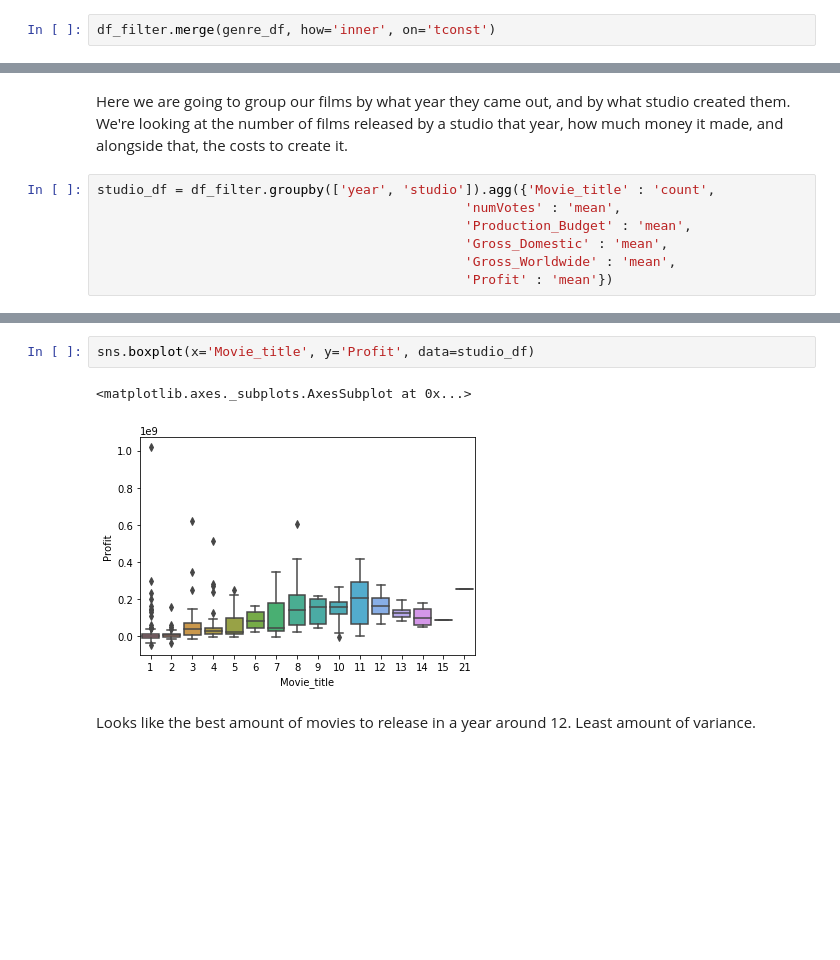
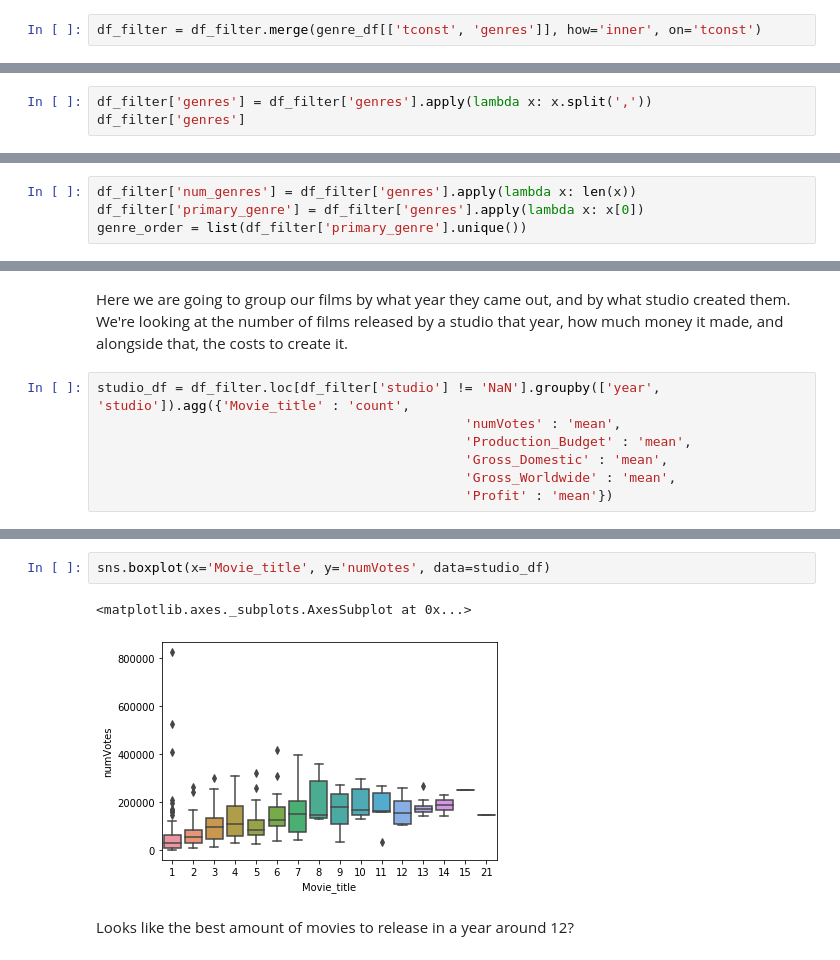
Before and after one commit to snepaul179/dsc-mod-1-project-v2-1-onl01-dtsc-pt-052620, a Jupyter notebook: Final_Vers_ZP.ipynb, the cells around one changed output, grey strips where cells are left out. Saved outputs shown, nothing was run; the diff lists cells and outputs as text; blank space fills up the shorter version.

Commit message:
more graphs.

```diff
--- a/Final_Vers_ZP.ipynb
+++ b/Final_Vers_ZP.ipynb
@@ -378,4 +394,4 @@ genre_df = pd.read_csv('zippedData/title.basics.tsv', sep='\t')
 # %% [markdown]
 We're merging the genre data into the dataset that contains the rest of our information, including votes, money, and release dates.
 # %%
-df_filter.merge(genre_df, how='inner', on='tconst')
+df_filter = df_filter.merge(genre_df[['tconst', 'genres']], how='inner', on='tconst')
@@ -397,0 +407,3 @@ df['Profit'] = df['Gross_Worldwide'] - df['Production_Budget'] #create the profi
+# %%
+df_filter['genres'] = df_filter['genres'].apply(lambda x: x.split(','))
+df_filter['genres']
@@ -397,0 +425,4 @@ df['Profit'] = df['Gross_Worldwide'] - df['Production_Budget'] #create the profi
+# %%
+df_filter['num_genres'] = df_filter['genres'].apply(lambda x: len(x))
+df_filter['primary_genre'] = df_filter['genres'].apply(lambda x: x[0])
+genre_order = list(df_filter['primary_genre'].unique())
@@ -430,7 +520,7 @@ df_filter.sort_values(by=['Release_Date', 'studio'])
 # %% [markdown]
 Here we are going to group our films by what year they came out, and by what studio created them. We're looking at the number of films released by a studio that year, how much money it made, and alongside that, the costs to create it.
 # %%
-studio_df = df_filter.groupby(['year', 'studio']).agg({'Movie_title' : 'count',
+studio_df = df_filter.loc[df_filter['studio'] != 'NaN'].groupby(['year', 'studio']).agg({'Movie_title' : 'count',
                                                'numVotes' : 'mean',
                                                'Production_Budget' : 'mean',
                                                'Gross_Domestic' : 'mean',
@@ -449,7 +547,7 @@ studio_df.head()
 # %%
-sns.boxplot(x='Movie_title', y='Profit', data=studio_df)
+sns.boxplot(x='Movie_title', y='numVotes', data=studio_df)
 # %% [output]
 <matplotlib.axes._subplots.AxesSubplot at 0x...>
-[figure, old version]
+[figure, new version]
 # %% [markdown]
-Looks like the best amount of movies to release in a year around 12. Least amount of variance.
+Looks like the best amount of movies to release in a year around 12?
```
Also changed, not shown: parts of 33 cells of this notebook.
